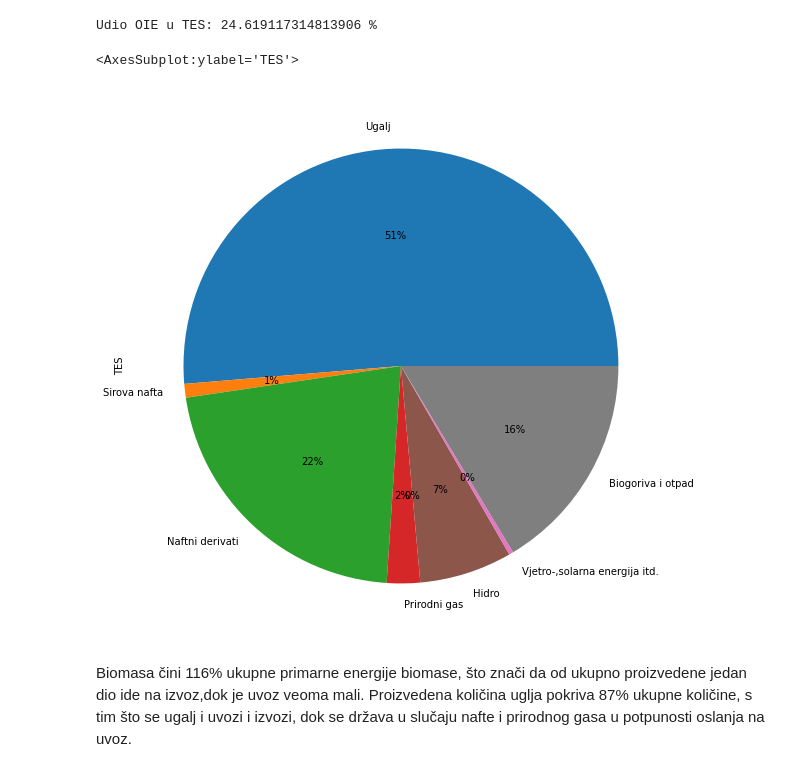
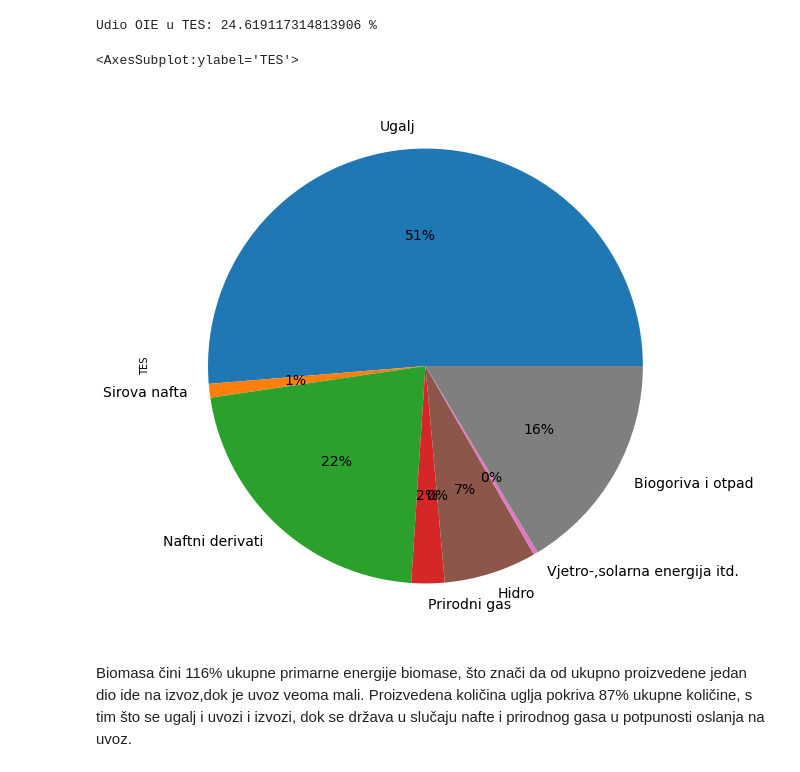
Before and after one commit to ehlimana/Electricity-analysis, a Jupyter notebook: Energy_balance.ipynb, the cells around one changed output. Cells and saved outputs as stored; diff of their text form; code cells hidden in the pictures.

Commit message:
Modify label on plots in Energy_balance.ipynb

```diff
--- a/Energy_balance.ipynb
+++ b/Energy_balance.ipynb
@@ -91,10 +91,10 @@ print("Udio OIE u TES:",oie_share,"%")
 # %% [output]
 Udio OIE u TES: 24.619117314813906 %
 # %%
-share_tes.plot(kind="pie",autopct='%1.0f%%',figsize=(15,10))
+share_tes.plot(kind="pie",autopct='%1.0f%%',figsize=(15,10),fontsize=14)
 # %% [output]
 <AxesSubplot:ylabel='TES'>
-[figure, old version]
+[figure, new version]
 # %% [markdown]
 Biomasa čini 116% ukupne primarne energije biomase, što znači da od ukupno proizvedene jedan dio ide na izvoz,dok je uvoz veoma mali. Proizvedena količina uglja pokriva 87% ukupne količine, s tim što se ugalj i uvozi i izvozi, dok se država u slučaju nafte i prirodnog gasa u potpunosti oslanja na uvoz.
 # %%
```
Also changed, not shown: parts of 7 cells of this notebook, 1 other file.
